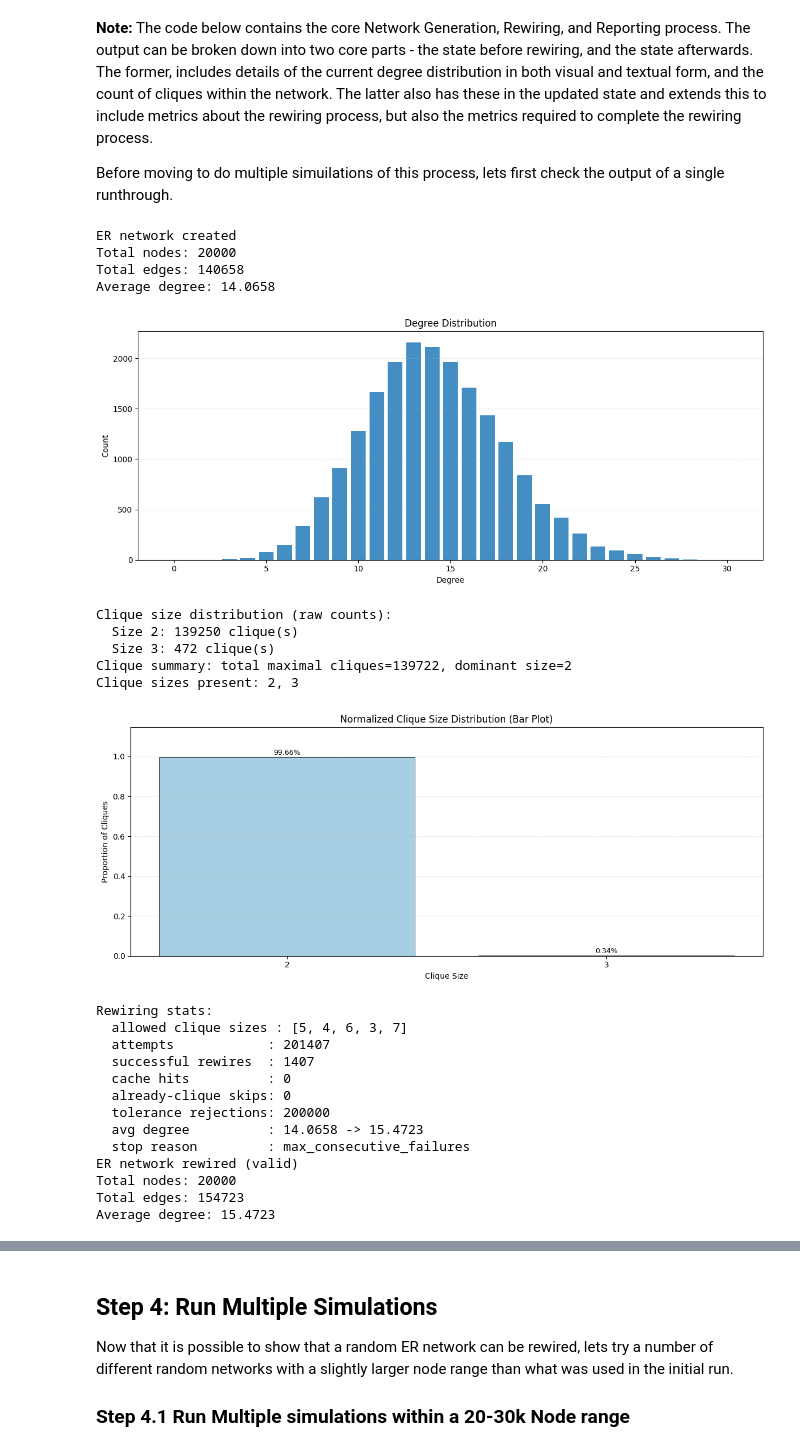
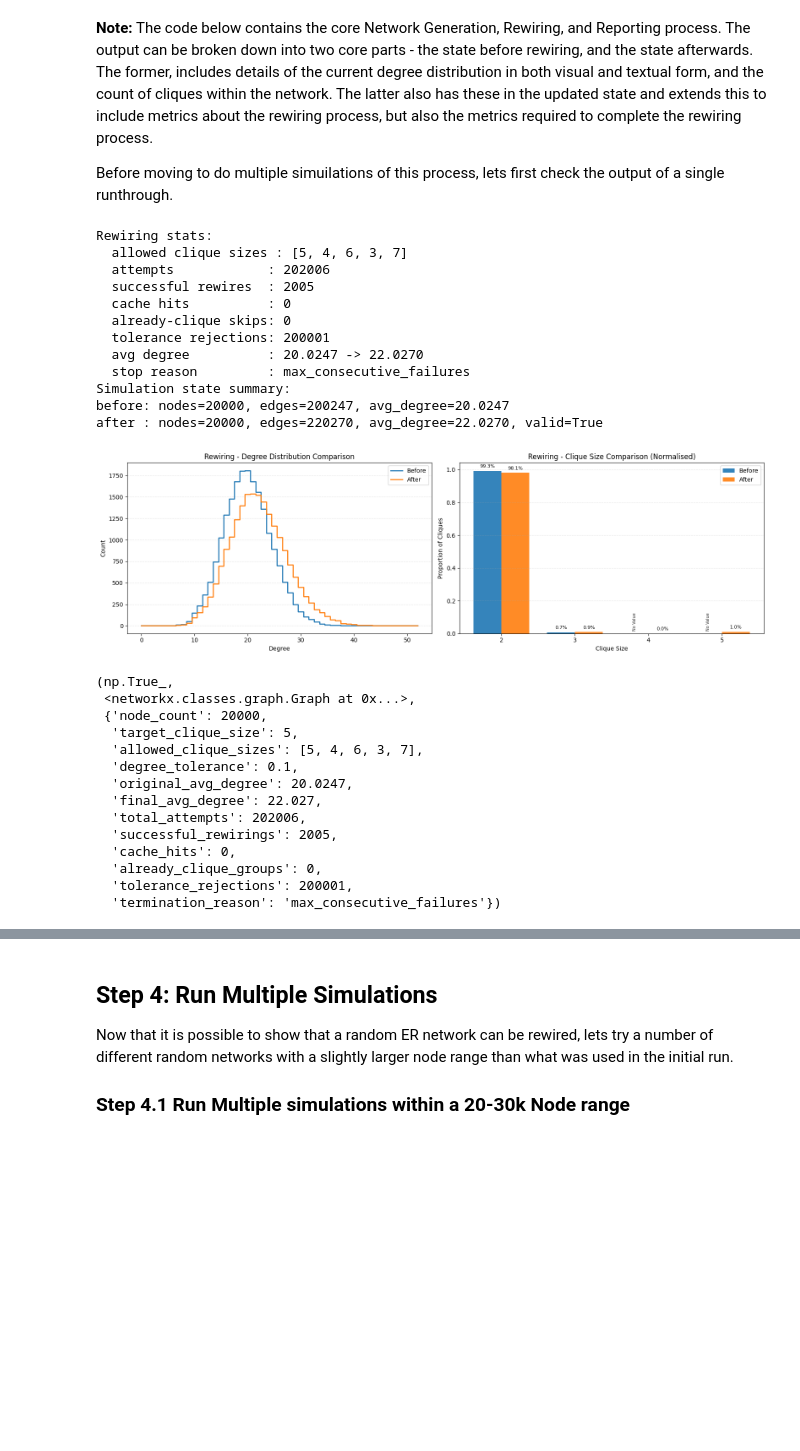
Before and after one commit to RMCArthur-StAndrews/CS5928_Assignment_2, a Jupyter notebook: Assignment_2.ipynb, the cells around one changed output, grey strips where cells are left out. Drawn from its saved outputs; the diff is of its cells as text; code cells hidden in the pictures; blank space fills up the shorter version.

```diff
--- a/Assignment_2.ipynb
+++ b/Assignment_2.ipynb
@@ -117,7 +130,7 @@ def run_single_network_simulation(
     @param num_nodes: Number of nodes in the generated graph.
     @param kmean: Target mean degree for the ER graph.
     @param clique_size: Target clique size passed to the rewirer.
-    @param visualise: Print stats and plot distributions when True.
+    @param visualise: Print stats and show compact before/after plots when True.
     @param return_network: Keep and return the rewired graph when True.
     @param cleanup_after_run: Force cleanup before returning when True.
     @param print_summary: Print compact run stats when True.
@@ -125,72 +138,90 @@ def run_single_network_simulation(
     """
     generator = None
     ntwk = None
+    before_ntwk = None
     original_degree_sequence = None
     rewirer = None
     run_stats = None
     try:
         generator = NetworkGenerator(num_nodes, kmean)
         ntwk = generator.generate_erdos_renyi_graph(require_connected=True)
+        before_ntwk = ntwk.copy()
         original_degree_sequence = sorted([d for _, d in ntwk.degree()])
-        if visualise:
-            _log_network_state("ER network created", ntwk)
+
         rewirer = Rewirer(ntwk)
         ntwk = rewirer.rewire_network_cliques(clique_size, print_stats=visualise)
         model_valid = validate_er_network(ntwk, original_degree_sequence)
         run_stats = rewirer.get_last_run_stats()
+
         if visualise:
-            _log_network_state(
-                f"ER network rewired ({'valid' if model_valid else 'invalid'})", ntwk
+            before_avg = reporter.get_average_degree(before_ntwk)
+            after_avg = reporter.get_average_degree(ntwk)
+            print("Simulation state summary:")
+            print(
+                f"before: nodes={before_ntwk.number_of_nodes()}, edges={before_ntwk.number_of_edges()}, avg_degree={before_avg:.4f}"
+            )
+            print(
+                f"after : nodes={ntwk.number_of_nodes()}, edges={ntwk.number_of_edges()}, avg_degree={after_avg:.4f}, valid={model_valid}"
+            )
+            reporter.visualise_before_after_comparison(
+                before_ntwk,
+                ntwk,
+                title_prefix="Rewiring - ",
             )
         elif print_summary and run_stats is not None:
             print(
                 "Run summary:",
                 f"valid={model_valid}, attempts={run_stats['total_attempts']}, ",
                 f"rewires={run_stats['successful_rewirings']}, ",
                 f"termination={run_stats['termination_reason']}",
                 sep=""
             )
 
         if cleanup_after_run and not return_network:
             ntwk = None
+            before_ntwk = None
             _cleanup_simulation_state()
 
         if return_network:
             return model_valid, ntwk, run_stats
         return model_valid, run_stats
     finally:
         generator = None
         original_degree_sequence = None
         rewirer = None
         if cleanup_after_run and not return_network:
             ntwk = None
+            before_ntwk = None
             run_stats = None
             gc.collect()
 
 
 run_single_network_simulation(20000, rng.randint(5, 20), 5, visualise=True)
 # %% [output]
-ER network created
-Total nodes: 20000
-Total edges: 140658
-Average degree: 14.0658
+Rewiring stats:
+  allowed clique sizes : [5, 4, 6, 3, 7]
+  attempts            : 202006
+  successful rewires  : 2005
+  cache hits          : 0
+  already-clique skips: 0
+  tolerance rejections: 200001
+  avg degree          : 20.0247 -> 22.0270
+  stop reason         : max_consecutive_failures
+Simulation state summary:
+before: nodes=20000, edges=200247, avg_degree=20.0247
+after : nodes=20000, edges=220270, avg_degree=22.0270, valid=True
-[figure, old version]
+[figure, new version]
-Clique size distribution (raw counts):
-  Size 2: 139250 clique(s)
-  Size 3: 472 clique(s)
-Clique summary: total maximal cliques=139722, dominant size=2
-Clique sizes present: 2, 3
+(np.True_,
+ <networkx.classes.graph.Graph at 0x...>,
+ {'node_count': 20000,
+  'target_clique_size': 5,
+  'allowed_clique_sizes': [5, 4, 6, 3, 7],
+  'degree_tolerance': 0.1,
+  'original_avg_degree': 20.0247,
+  'final_avg_degree': 22.027,
+  'total_attempts': 202006,
+  'successful_rewirings': 2005,
+  'cache_hits': 0,
+  'already_clique_groups': 0,
+  'tolerance_rejections': 200001,
+  'termination_reason': 'max_consecutive_failures'})
-[figure, removed]
-Rewiring stats:
-  allowed clique sizes : [5, 4, 6, 3, 7]
-  attempts            : 201407
-  successful rewires  : 1407
-  cache hits          : 0
-  already-clique skips: 0
-  tolerance rejections: 200000
-  avg degree          : 14.0658 -> 15.4723
-  stop reason         : max_consecutive_failures
-ER network rewired (valid)
-Total nodes: 20000
-Total edges: 154723
-Average degree: 15.4723
```
Also changed, not shown: parts of 6 cells of this notebook, 3 other files.
